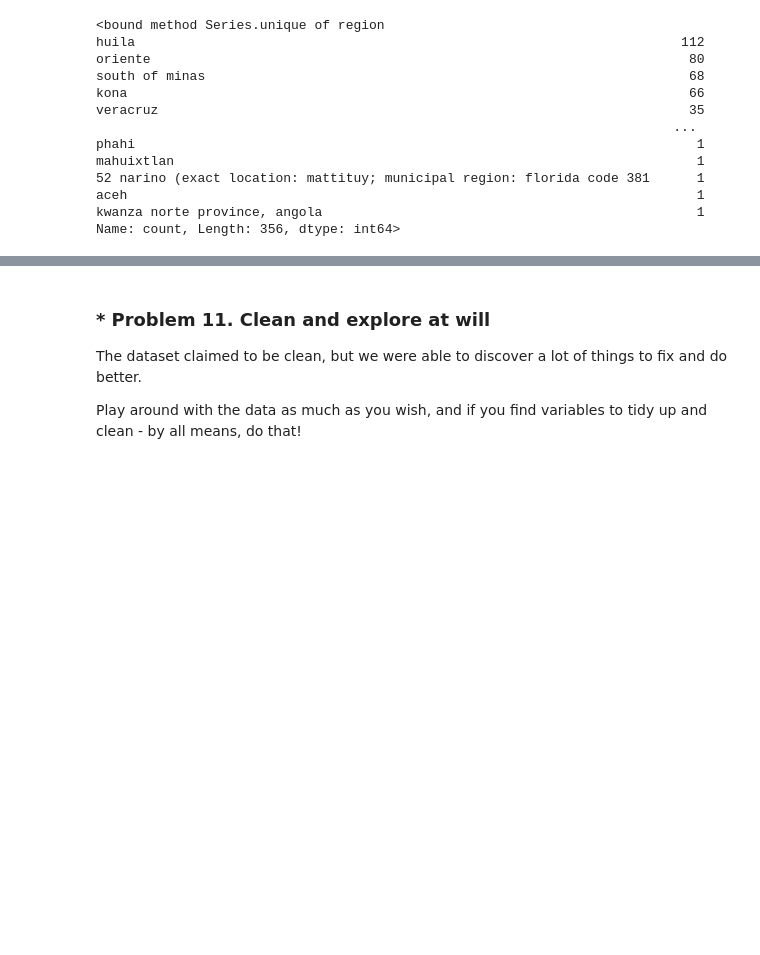
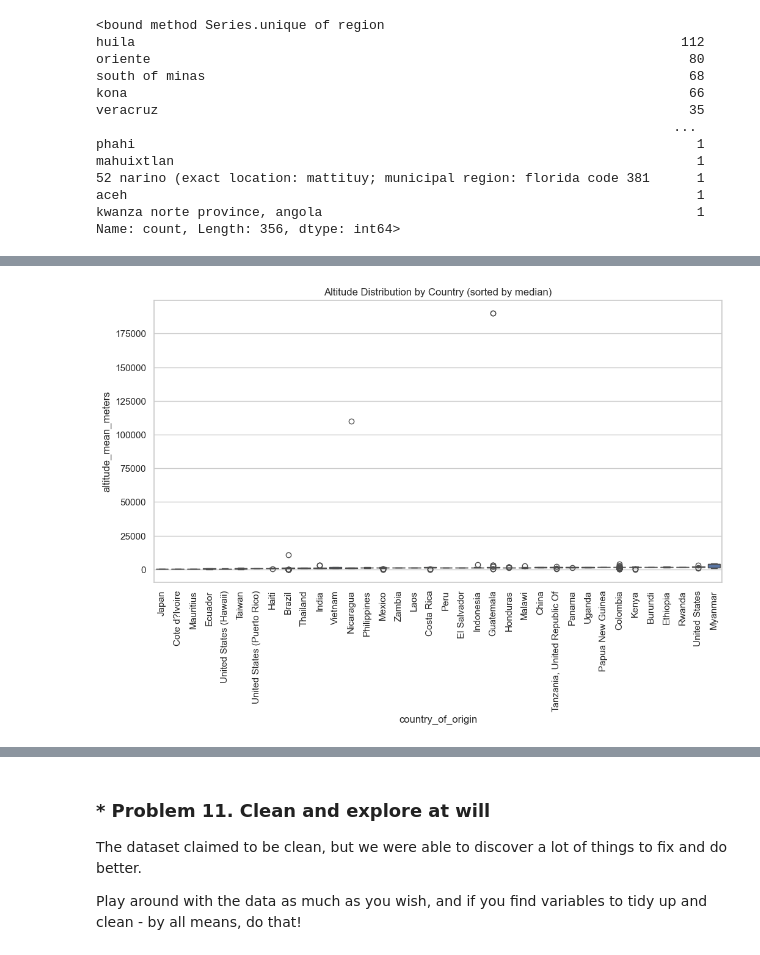
Before and after one commit to i11g/Data-Tidying, a Jupyter notebook: Data Tidying and Cleaning Lab.ipynb, the cells around one changed output, grey strips where cells are left out. Cells and saved outputs as stored; diff of their text form; code cells hidden in the pictures; blank space fills up the shorter version.

```diff
--- a/Data Tidying and Cleaning Lab.ipynb
+++ b/Data Tidying and Cleaning Lab.ipynb
@@ -890,0 +754,14 @@ plt.show()
+# %%
+def normalize_name(x: str) -> str | None:
+    if pd.isna(x):
+        return np.nan
+    s = str(x)
+    s = unicodedata.normalize("NFKC", s)  # tidy Unicode
+    s = s.strip()
+    s = re.sub(r'\s+', ' ', s)           # collapse internal spaces
+    s = s.rstrip('.')                     # trailing dot like "Inc."
+    s_low = s.lower()
+    return s_low
+
+coffe_index["owner_norm"]  = coffe_index[col_owner].map(normalize_name)
+coffe_index["owner1_norm"] = coffe_index[col_owner1].map(normalize_name)
@@ -1017,5 +1080,5 @@ continent_map = {
 # %%
 # Make the new column - continents
-coffe_index["continents"]= coffe_index["country_of_origin"].map(continent_map)
+coffe_index["continents"]= coffe_index["country_of_origin"].map(country_to_continent)
 # %%
 # Create a pivot table with continents in the rows and including missing values
@@ -1272,0 +1525,16 @@ coffe_index[coffe_index['company'].isin(suspicious['company'])].iloc[0:20]
+# %%
+# Order countries by median altitude
+order = coffe_index.groupby("country_of_origin")["altitude_mean_meters"].median().sort_values().index
+
+plt.figure(figsize=(12, 6))
+sns.boxplot(
+    data=coffe_index,
+    x="country_of_origin",
+    y="altitude_mean_meters",
+    order=order
+)
+plt.xticks(rotation=90)
+plt.title("Altitude Distribution by Country (sorted by median)")
+plt.show()
+# %% [output]
+[figure, added]
```
Also changed, not shown: parts of 81 cells of this notebook, 2 other files.
